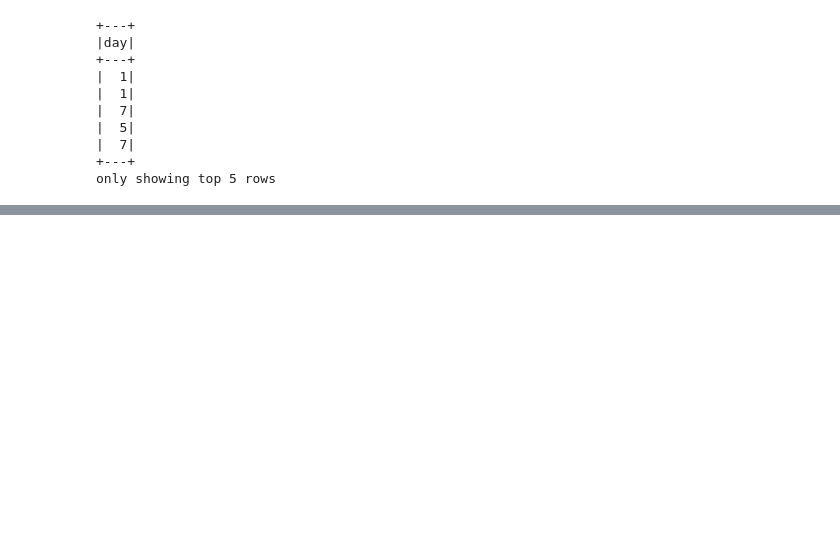
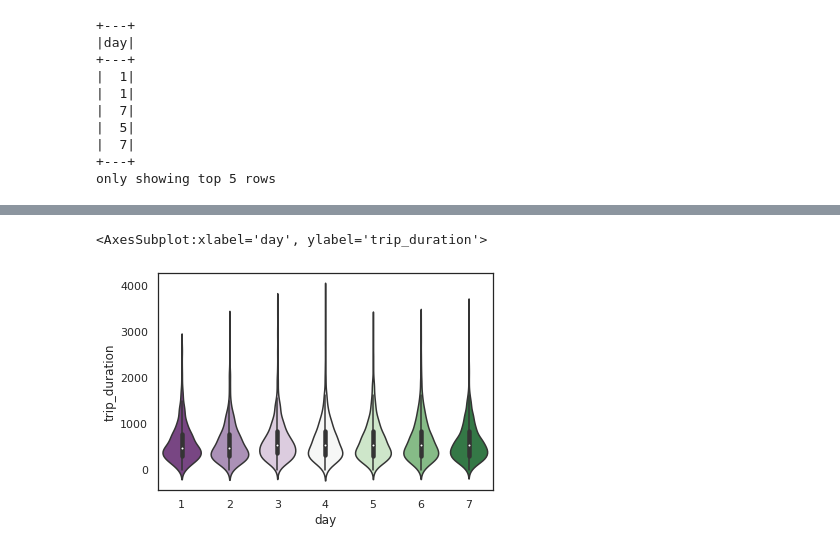
Before and after one commit to YamenHabib/nyc_tripdata, a Jupyter notebook: analysis/vis.ipynb, the cells around one changed output, grey strips where cells are left out. Saved outputs shown, nothing was run; the diff lists cells and outputs as text; code cells hidden in the pictures; blank space fills up the shorter version.

```diff
--- a/analysis/vis.ipynb
+++ b/analysis/vis.ipynb
@@ -123,0 +222,4 @@ sns.despine(bottom = False)
+# %%
+c = df.filter(df.trip_duration > 4000).count()
+print(f"we have {c} trips with duration more than 4000 seconds. Let's drop them!")
+df = df.filter(df.trip_duration <= 4000)
@@ -123,0 +228,2 @@ sns.despine(bottom = False)
+# %%
+df_pandas = df.toPandas()
@@ -123,0 +239,7 @@ sns.despine(bottom = False)
+# %%
+df_pandas = df_pandas.astype({"trip_duration": int})
+# %%
+sns.violinplot(x="day", y="trip_duration", data=df_pandas, palette="PRGn")
+# %% [output]
+<AxesSubplot:xlabel='day', ylabel='trip_duration'>
+[figure, added]
```
Also changed, not shown: parts of 18 cells of this notebook, 1 other file.
